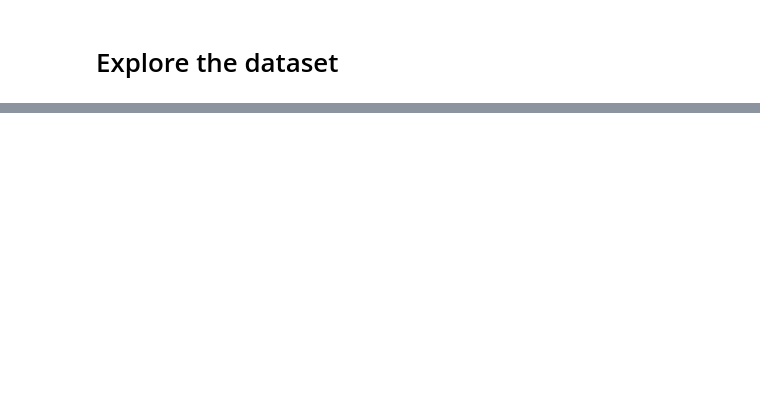
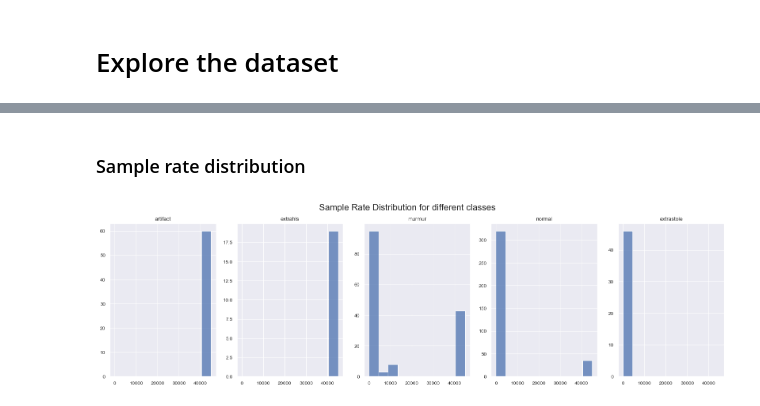
Before and after one commit to DavideLigari01/advanced-biomedical-project, a Jupyter notebook: notebooks/eda.ipynb, the cells around one changed output, grey strips where cells are left out. Cells and saved outputs as stored; diff of their text form; code cells hidden in the pictures; blank space fills up the shorter version.

Commit message:
sample rate

```diff
--- a/notebooks/eda.ipynb
+++ b/notebooks/eda.ipynb
@@ -156,0 +157,14 @@ with plt.rc_context():
+# %% [markdown]
+### Sample rate distribution
+# %%
+unique_labels = audio_info['label'].unique()
+fig, axs = plt.subplots(1, 5, figsize=(20, 5))
+for i, label in enumerate(unique_labels):
+     audio_info_tmp = audio_info[audio_info['label'] == label]
+     sns.histplot(audio_info_tmp['sample_rate'], ax = axs[i], bins=10, binrange=(0, 45000))
+     axs[i].set_title(label)
+     axs[i].set_xlabel('')
+     axs[i].set_ylabel('')
+     fig.suptitle('Sample Rate Distribution for different classes', fontsize=16)
+# %% [output]
+[figure, added]
```
Also changed, not shown: parts of 3 cells of this notebook, 1 other file.
